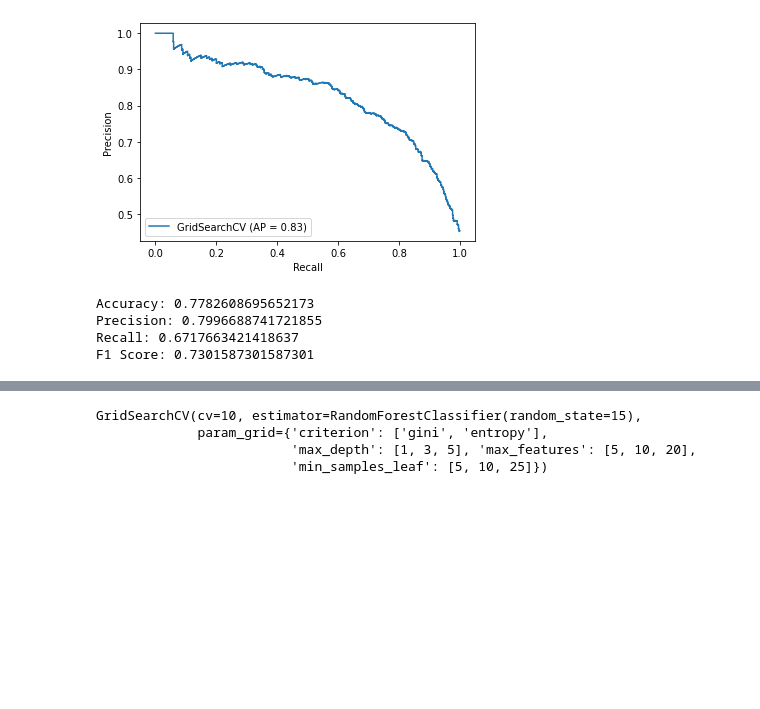
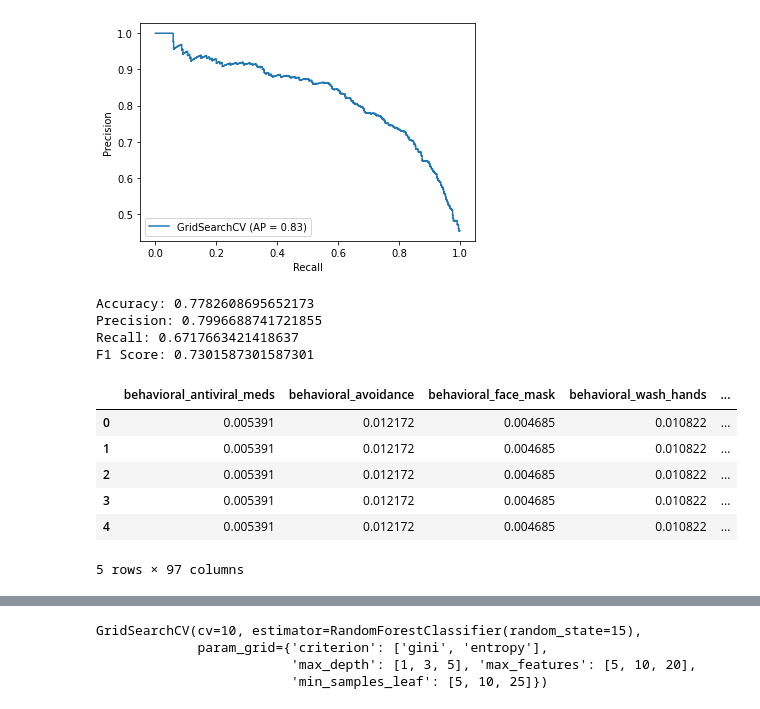
Before and after one commit to smashley-eakland/who-wants-shots, a Jupyter notebook: Seasonal Vaccine Modeling.ipynb, the cells around one changed output, grey strips where cells are left out. Cells and saved outputs as stored; diff of their text form; code cells hidden in the pictures; blank space fills up the shorter version.

```diff
--- a/Seasonal Vaccine Modeling.ipynb
+++ b/Seasonal Vaccine Modeling.ipynb
@@ -543,3 +555,19 @@ Accuracy: 0.7782608695652173
 Precision: 0.7996688741721855
 Recall: 0.6717663421418637
 F1 Score: 0.7301587301587301
+# %%
+#Feature Importance of Best performing Model in DF
+rf_feat_import = {name: score
+                   for name, score
+                       in zip(X_train_clean.columns, rf_base.feature_importances_)
+}
+rf_feat_import = pd.DataFrame(data=rf_feat_import, index=range(len(rf_feat_import)))
+rf_feat_import.head()
+# %% [output]
+|  | behavioral_antiviral_meds | behavioral_avoidance | behavioral_face_mask | behavioral_wash_hands | ... |
+| 0 | 0.005391 | 0.012172 | 0.004685 | 0.010822 | ... |
+| 1 | 0.005391 | 0.012172 | 0.004685 | 0.010822 | ... |
+| 2 | 0.005391 | 0.012172 | 0.004685 | 0.010822 | ... |
+| 3 | 0.005391 | 0.012172 | 0.004685 | 0.010822 | ... |
+| 4 | 0.005391 | 0.012172 | 0.004685 | 0.010822 | ... |
+5 rows × 97 columns
```
Also changed, not shown: parts of 17 cells of this notebook, 39 other files.
